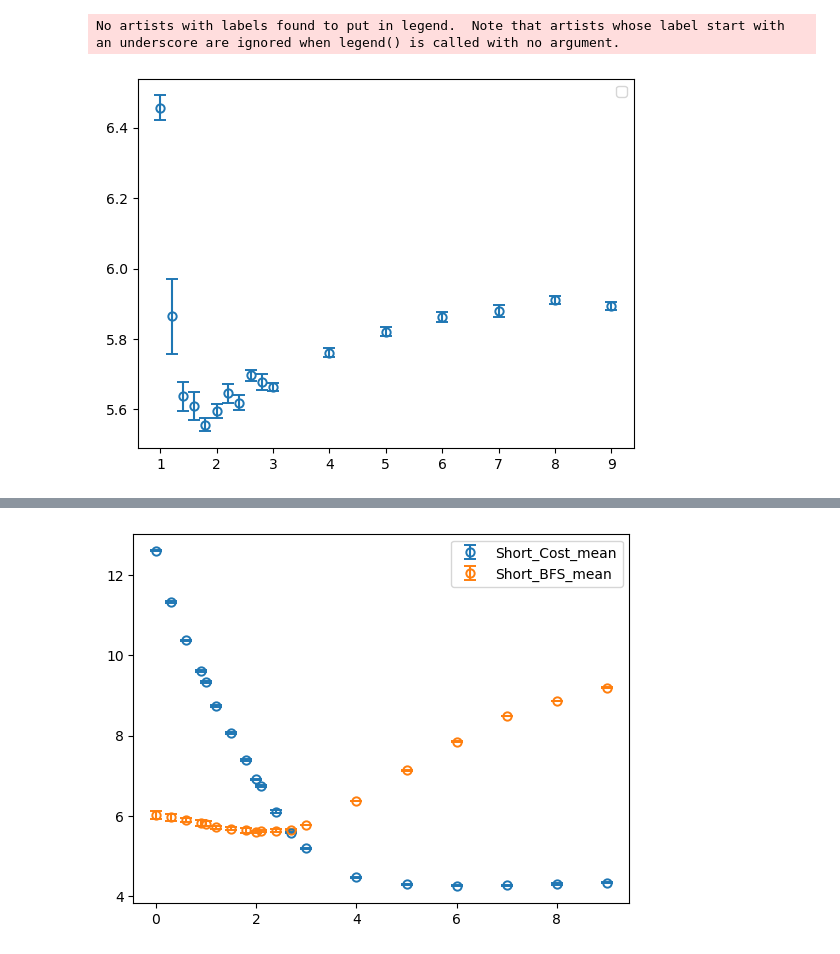
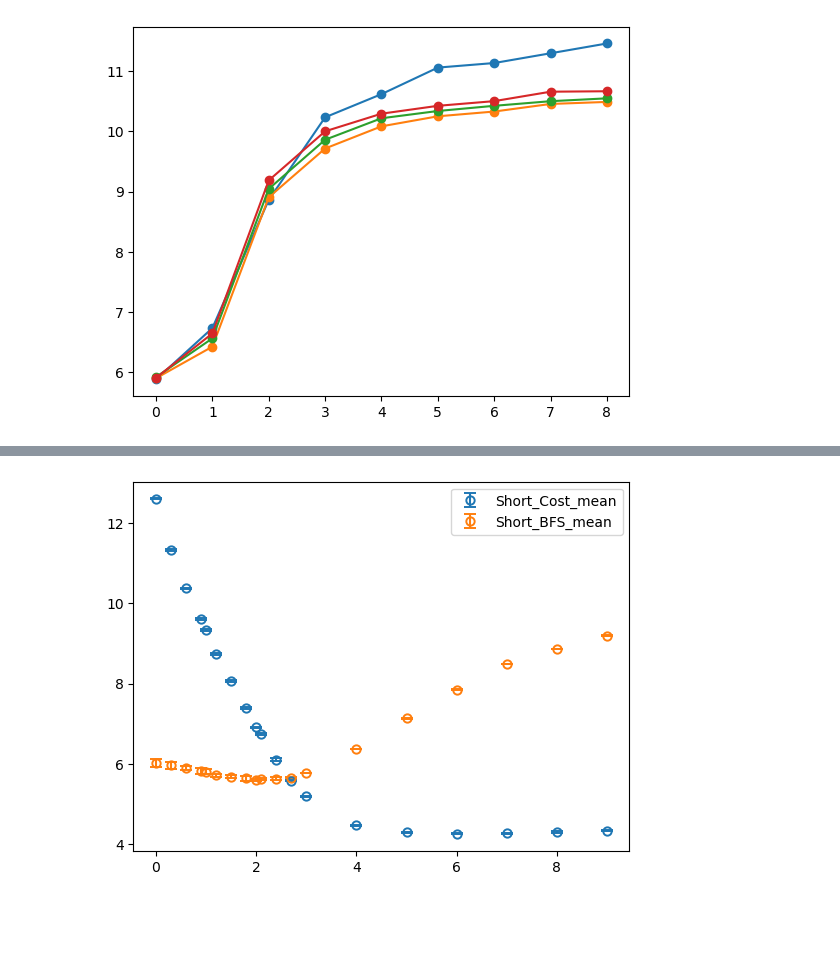
Before and after one commit to JuniorAlencar/SpatialPreferential, a Jupyter notebook: scripts/jupyter/load_data.ipynb, the cells around one changed output, grey strips where cells are left out. Drawn from its saved outputs; the diff is of its cells as text; code cells hidden in the pictures; blank space fills up the shorter version.

```diff
--- a/scripts/jupyter/load_data.ipynb
+++ b/scripts/jupyter/load_data.ipynb
@@ -23,20 +24,21 @@ df
-# %%
-N_values = np.sort(df["N"].unique())
-N = 131072
-#alpha_a_values = []
-m0, alpha_a = 2, 2
-dim_lst = [4]
-
-for dim in dim_lst:
-    df_sub = df[(df['N']==N) & (df['m0']==m0) & (df['m0']==m0) & (df['alpha_a']==alpha_a) & (df['dim']==dim)]
-
-    x = df_sub['alpha_g']
-    y = df_sub['Short_BFS_mean']
-    y_err = df_sub['Short_BFS_error']
-    plt.errorbar(x=x, y=y, yerr=y_err,ls='None',marker='o',mfc='None',capsize=4,mew=1.4)
-
-plt.legend()
-plt.show()
-# %% [output]
-No artists with labels found to put in legend.  Note that artists whose label start with an underscore are ignored when legend() is called with no argument.
-[figure, removed]
+# %%
+N = 10**5
+#alpha_a_values = []
+m0  = 2
+alpha_g_lst = [1, 3, 4, 5]
+dim = 4
+for alpha_g in alpha_g_lst:
+    df_sub = df[(df['N']==N) & (df['m0']==m0) & (df['m0']==m0) & (df['alpha_g']==alpha_g) & (df['dim']==dim)].sort_values(by=['alpha_a'])
+    alpha_a_D = df_sub['alpha_a'].unique()/dim
+    short = df_sub['Short_BFS_mean']
+    plt.plot(alpha_a_D, short, marker='o', label=f"dim={dim}, alpha_g={alpha_g}, m0={m0}, N={N}")
+
+plt.show()
+
+#alpha_a_unique = sorted(df_sub['alpha_a'].unique())
+#alpha_a_unique
+#alpha_A_dim = []
+
+#df_sub
+# %% [output]
+[figure, added]
```
Also changed, not shown: parts of 2 cells of this notebook, 7 other files.
